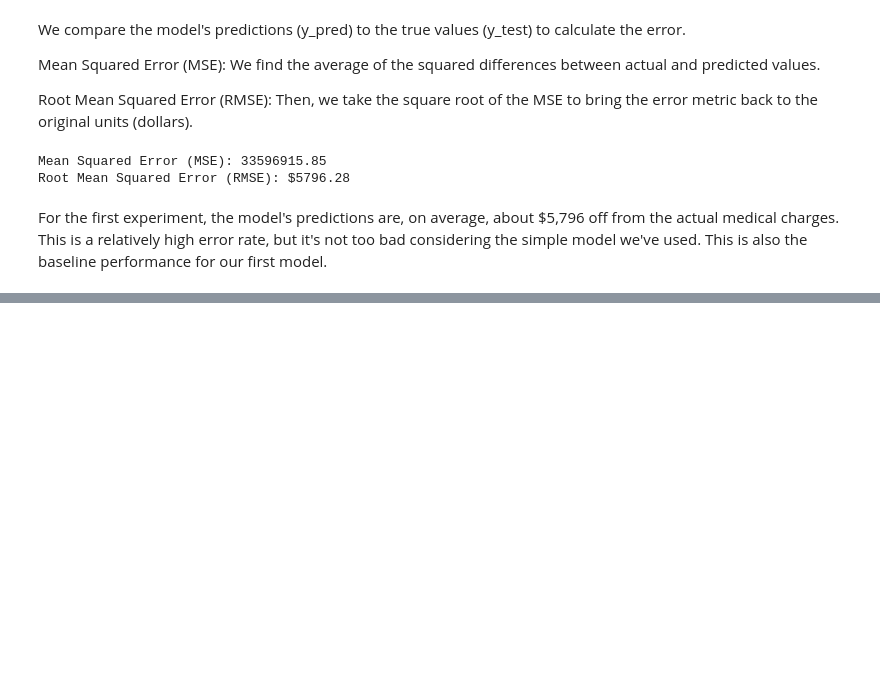
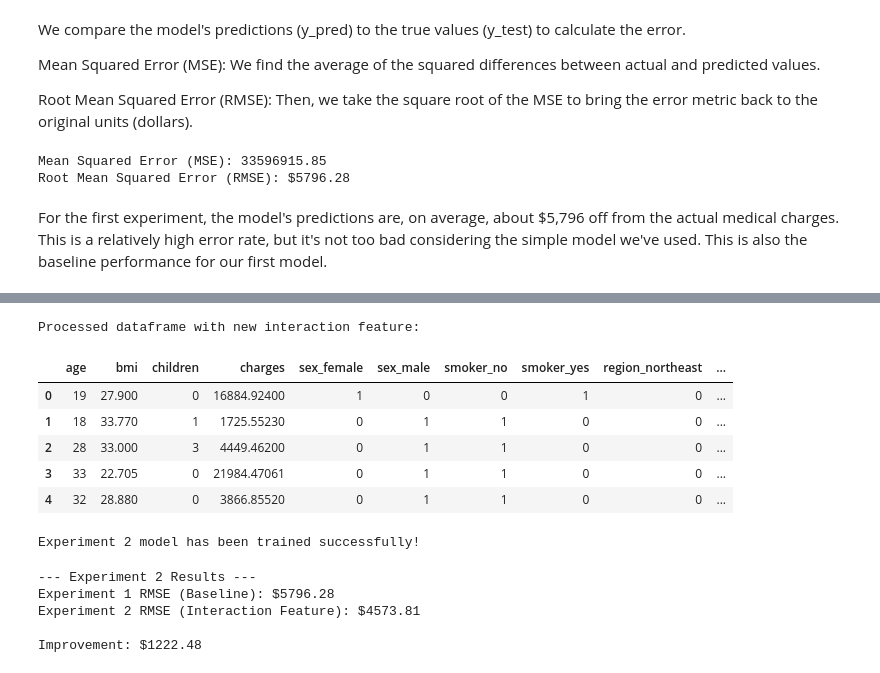
Before and after one commit to kotharisoumil/Medical-Cost-Regression-Project, a Jupyter notebook: MedicalCost.ipynb, the cells around one changed output, grey strips where cells are left out. Saved outputs shown, nothing was run; the diff lists cells and outputs as text; code cells hidden in the pictures; blank space fills up the shorter version.

```diff
--- a/MedicalCost.ipynb
+++ b/MedicalCost.ipynb
@@ -337,0 +428,62 @@ For the first experiment, the model's predictions are, on average, about $5,796
+# %%
+# Create the interaction feature
+# This multiplies the 'smoker_yes' (0 or 1) by the 'bmi'
+df_processed['smoker_bmi_interaction'] = df_processed['smoker_yes'] * df_processed['bmi']
+
+# Display the first few rows to see the new column
+# Note the last column: it's 0 for non-smokers and equals 'bmi' for smokers.
+print("Processed dataframe with new interaction feature:")
+df_processed.head()
+# %% [output]
+Processed dataframe with new interaction feature:
+|  | age | bmi | children | charges | sex_female | sex_male | smoker_no | smoker_yes | region_northeast | ... |
+| 0 | 19 | 27.900 | 0 | 16884.92400 | 1 | 0 | 0 | 1 | 0 | ... |
+| 1 | 18 | 33.770 | 1 | 1725.55230 | 0 | 1 | 1 | 0 | 0 | ... |
+| 2 | 28 | 33.000 | 3 | 4449.46200 | 0 | 1 | 1 | 0 | 0 | ... |
+| 3 | 33 | 22.705 | 0 | 21984.47061 | 0 | 1 | 1 | 0 | 0 | ... |
+| 4 | 32 | 28.880 | 0 | 3866.85520 | 0 | 1 | 1 | 0 | 0 | ... |
+# %%
+# The target variable y is the same
+y = df_processed['charges']
+
+# The features X now include our new column
+# We still drop 'charges'
+X_exp2 = df_processed.drop('charges', axis=1)
+
+# Split the data into training and testing sets *using the same random_state*
+X_train_exp2, X_test_exp2, y_train_exp2, y_test_exp2 = train_test_split(X_exp2, y, test_size=0.2, random_state=42)
+
+# Create a new Linear Regression model object
+lr_model_exp2 = LinearRegression()
+
+# Train the new model on the new training data
+lr_model_exp2.fit(X_train_exp2, y_train_exp2)
+
+print("Experiment 2 model has been trained successfully!")
+# %% [output]
+Experiment 2 model has been trained successfully!
+# %%
+# Make predictions on the new test set
+y_pred_exp2 = lr_model_exp2.predict(X_test_exp2)
+
+# Calculate the new MSE and RMSE
+mse_exp2 = mean_squared_error(y_test_exp2, y_pred_exp2)
+rmse_exp2 = np.sqrt(mse_exp2)
+
+# Save the original RMSE from Experiment 1 for comparison
+# (Assuming the 'rmse' variable is still in memory from the previous step)
+rmse_exp1 = rmse
+
+print("--- Experiment 2 Results ---")
+print(f"Experiment 1 RMSE (Baseline): ${rmse_exp1:.2f}")
+print(f"Experiment 2 RMSE (Interaction Feature): ${rmse_exp2:.2f}")
+
+# Calculate the improvement
+improvement = rmse_exp1 - rmse_exp2
+print(f"\nImprovement: ${improvement:.2f}")
+# %% [output]
+--- Experiment 2 Results ---
+Experiment 1 RMSE (Baseline): $5796.28
+Experiment 2 RMSE (Interaction Feature): $4573.81
+
+Improvement: $1222.48
```
Also changed, not shown: parts of 11 cells of this notebook.
